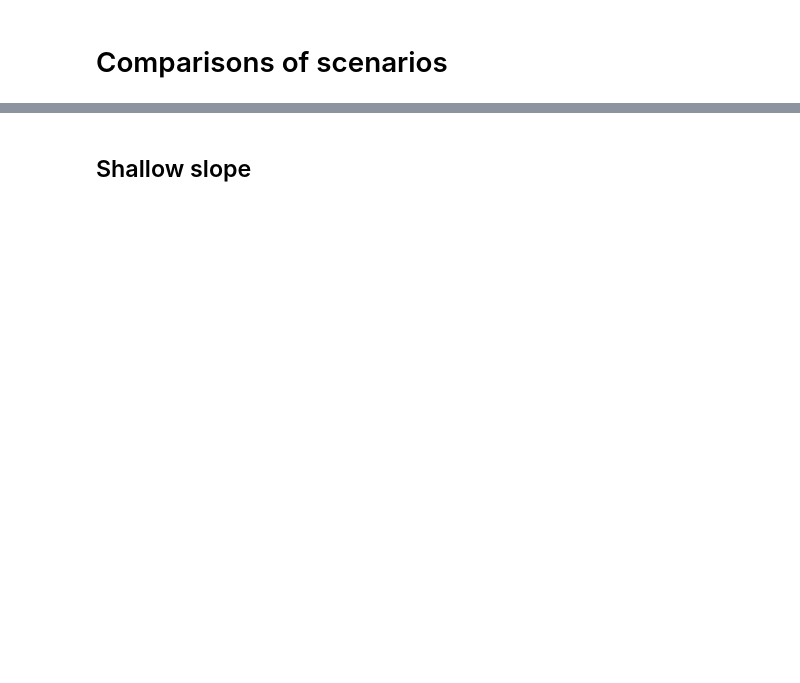
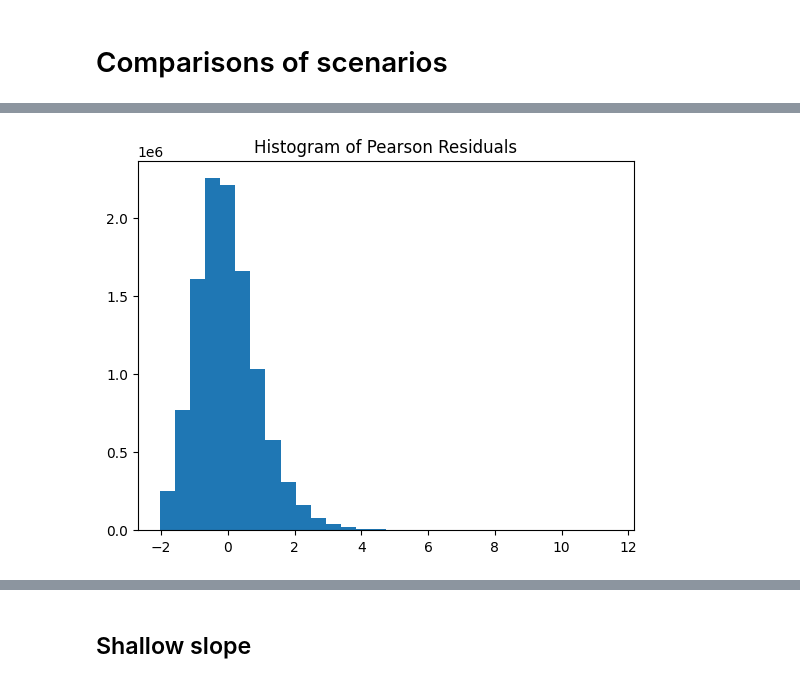
Before and after one commit to seanmason/saturation, a Jupyter notebook: notebooks/thesis/Chapter4/SingleSimulationPlots.ipynb, the cells around one changed output, grey strips where cells are left out. Drawn from its saved outputs; the diff is of its cells as text; code cells hidden in the pictures; blank space fills up the shorter version.

```diff
--- a/notebooks/thesis/Chapter4/SingleSimulationPlots.ipynb
+++ b/notebooks/thesis/Chapter4/SingleSimulationPlots.ipynb
@@ -64,6 +53,3 @@ data = join_configs(data, configs_df, spark).persist()
-# %%
-craters = spark.read.parquet(f"{base_path}/*/craters_*.parquet")
-removals = spark.read.parquet(f"{base_path}/*/crater_removals_*.parquet")
 # %%
 configs_dict = dict()
 for config_file in glob.glob(f"{base_path}/config/config*.yaml"):
@@ -72,0 +201,9 @@ for config_file in glob.glob(f"{base_path}/config/config*.yaml"):
+# %%
+df = get_statistics_with_lifespans_for_simulations(
+    selected_simulation_ids,
+    base_path,
+    configs_df,
+    spark,
+    n_samples_per_sim=100000
+)
+df
@@ -72,0 +477,9 @@ for config_file in glob.glob(f"{base_path}/config/config*.yaml"):
+# %%
+# Best model so far
+max_slope = -2.99
+min_slope = -5.01
+data = df[(df.slope.between(min_slope, max_slope))].copy()
+model = smf.negativebinomial(data=data, formula="lifespan ~ 1 + slope:rim_erasure_exponent:np.log(radius) + rim_erasure_exponent:np.log(radius) + np.log(-slope) + slope").fit(maxiter=1000, method="BFGS", cov_type="HC0")
+
+print(model.summary())
+print(model.aic)
@@ -72,0 +504,7 @@ for config_file in glob.glob(f"{base_path}/config/config*.yaml"):
+# %%
+residuals = model.resid_pearson
+plt.hist(residuals, bins=30)
+plt.title("Histogram of Pearson Residuals")
+plt.show()
+# %% [output]
+[figure, added]
```
Also changed, not shown: parts of 59 cells of this notebook, 13 other files.
